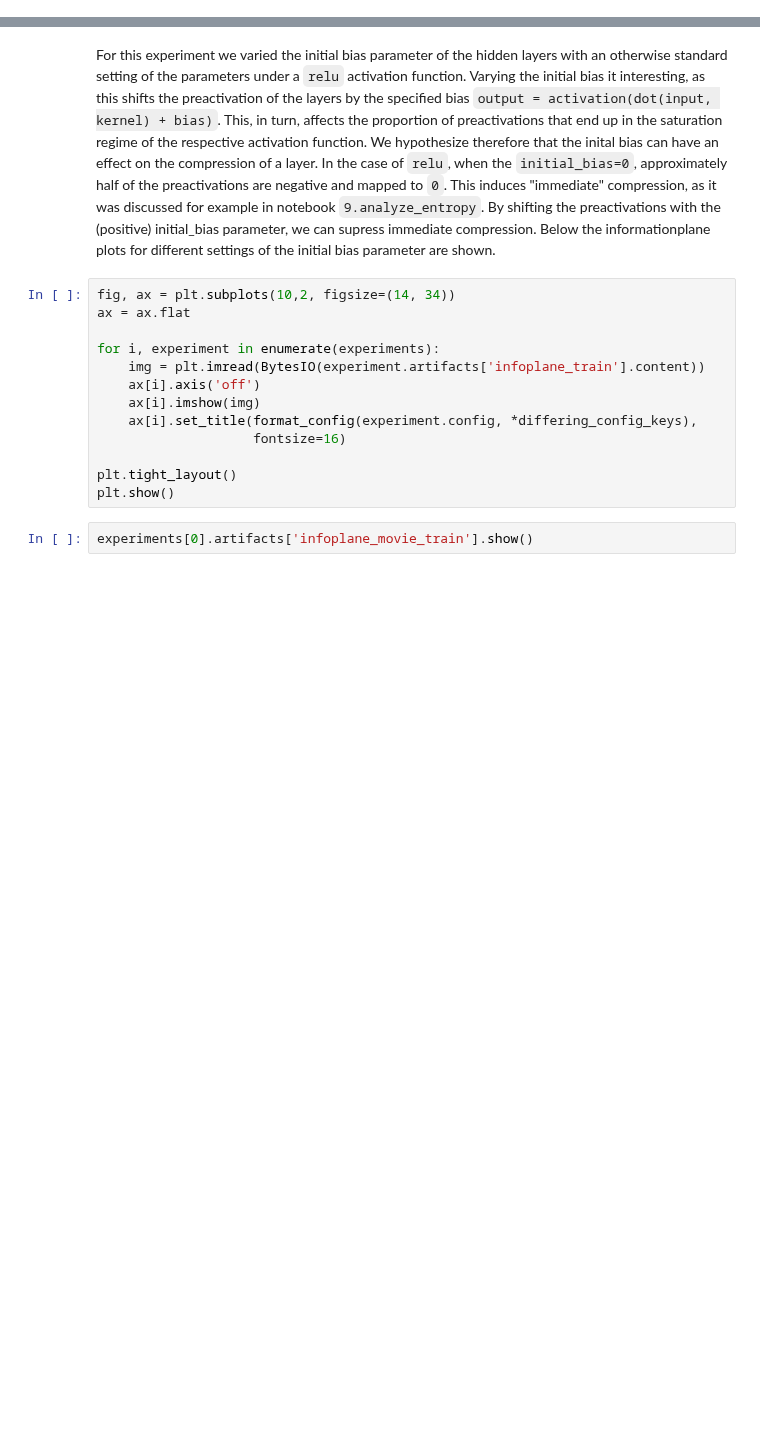
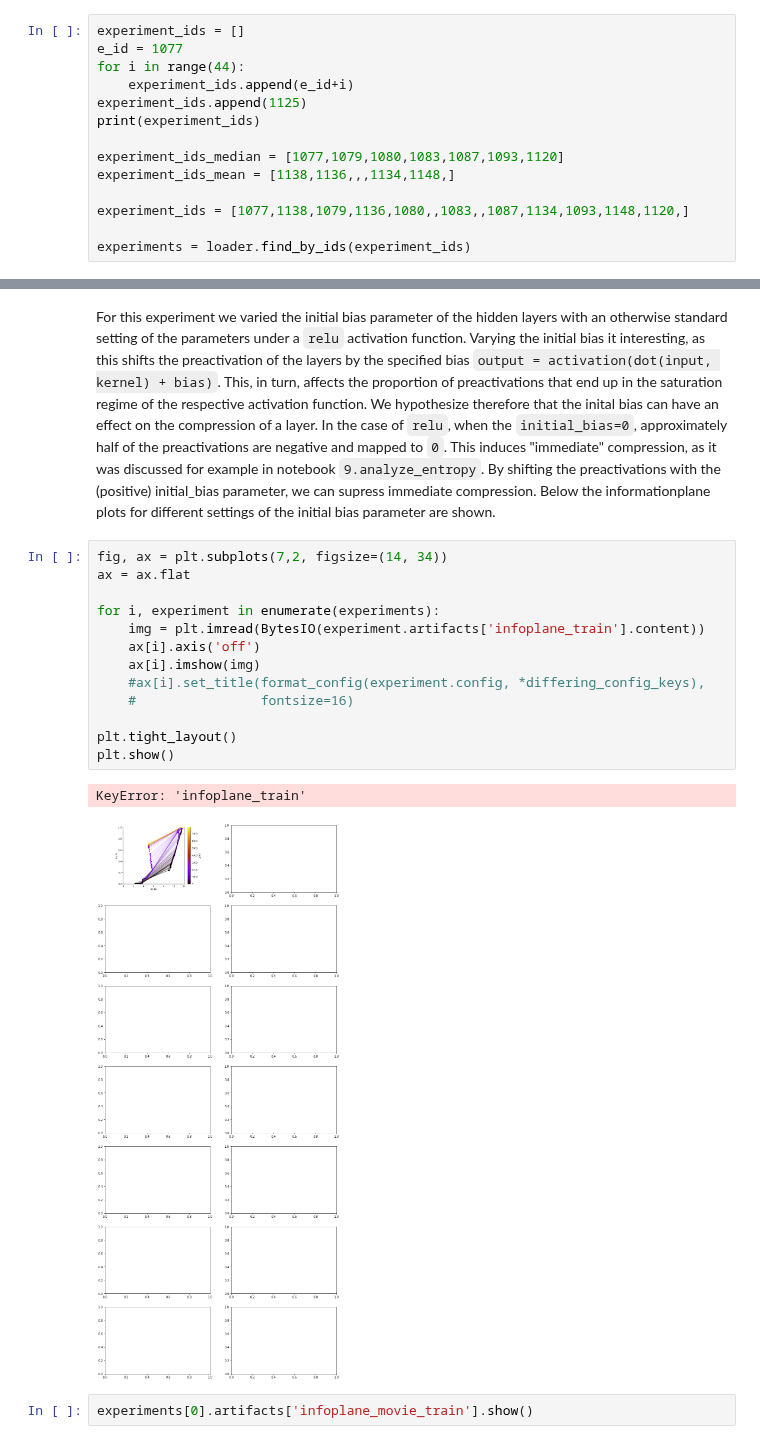
Before and after one commit to neuroinfo-os/deep-bottleneck, a Jupyter notebook: docs/experiments/12.initial_biasMedian.ipynb, the cells around one changed output, grey strips where cells are left out. Drawn from its saved outputs; the diff is of its cells as text; blank space fills up the shorter version.

```diff
--- a/docs/experiments/12.initial_biasMedian.ipynb
+++ b/docs/experiments/12.initial_biasMedian.ipynb
@@ -22,0 +15,14 @@ TypeError: 'NoneType' object is not subscriptable
+# %%
+experiment_ids = []
+e_id = 1077
+for i in range(44):
+    experiment_ids.append(e_id+i)
+experiment_ids.append(1125)
+print(experiment_ids)
+
+experiment_ids_median = [1077,1079,1080,1083,1087,1093,1120]
+experiment_ids_mean = [1138,1136,,,1134,1148,]
+
+experiment_ids = [1077,1138,1079,1136,1080,,1083,,1087,1134,1093,1148,1120,]
+
+experiments = loader.find_by_ids(experiment_ids)
@@ -27,18 +33,21 @@ TypeError: 'NoneType' object is not subscriptable
 # %% [markdown]
 For this experiment we varied the initial bias parameter of the hidden layers with an otherwise standard setting of the parameters under a `relu` activation function. Varying the initial bias it interesting, as this shifts the preactivation of the layers by the specified bias `output = activation(dot(input, kernel) + bias)`. This, in turn, affects the proportion of preactivations that end up in the saturation regime of the respective activation function. We hypothesize therefore that the inital bias can have an effect on the compression of a layer. In the case of `relu`, when the `initial_bias=0`, approximately half of the preactivations are negative and mapped to `0`. This induces "immediate" compression, as it was discussed for example in notebook `9.analyze_entropy`. By shifting the preactivations with the (positive) initial_bias parameter, we can supress immediate compression. Below the informationplane plots for different settings of the initial bias parameter are shown.
 # %%
-fig, ax = plt.subplots(10,2, figsize=(14, 34))
+fig, ax = plt.subplots(7,2, figsize=(14, 34))
 ax = ax.flat
 
 for i, experiment in enumerate(experiments):
     img = plt.imread(BytesIO(experiment.artifacts['infoplane_train'].content))
     ax[i].axis('off')
     ax[i].imshow(img)
-    ax[i].set_title(format_config(experiment.config, *differing_config_keys),
-                    fontsize=16)
+    #ax[i].set_title(format_config(experiment.config, *differing_config_keys),
+    #                fontsize=16)
 
 plt.tight_layout()
 plt.show()
+# %% [output]
+KeyError: 'infoplane_train'
+[figure, added]
 # %%
 experiments[0].artifacts['infoplane_movie_train'].show()
 # %%
```
Also changed, not shown: parts of 3 cells of this notebook.
